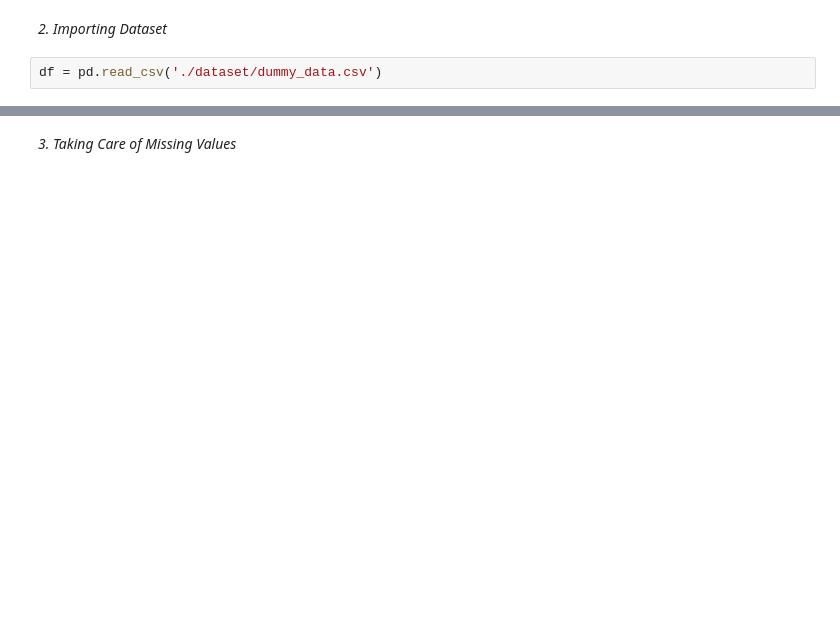
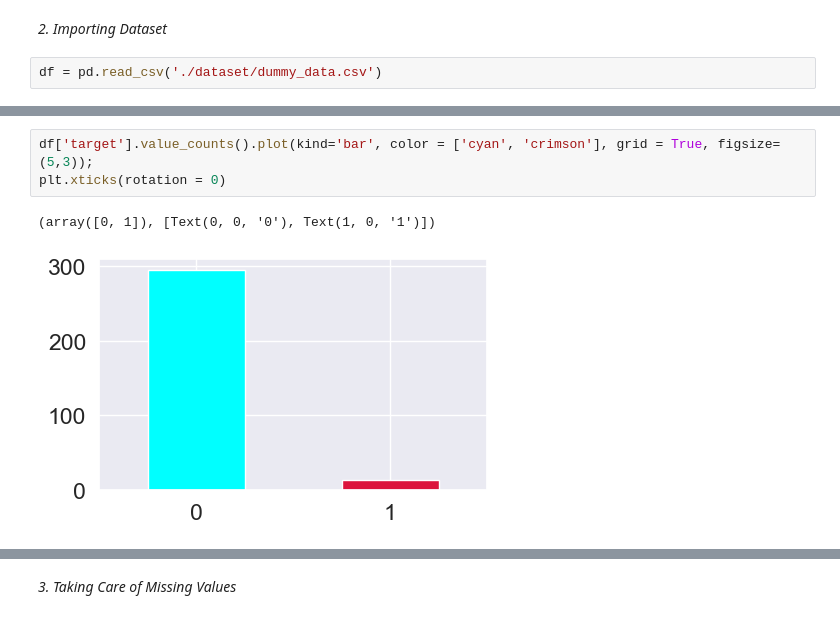
Before and after one commit to uuvedant4/medify, a Jupyter notebook: main.ipynb, the cells around one changed output, grey strips where cells are left out. Drawn from its saved outputs; the diff is of its cells as text; blank space fills up the shorter version.

```diff
--- a/main.ipynb
+++ b/main.ipynb
@@ -62,0 +78,6 @@ df.head(20)
+# %%
+df['target'].value_counts().plot(kind='bar', color = ['cyan', 'crimson'], grid = True, figsize=(5,3));
+plt.xticks(rotation = 0)
+# %% [output]
+(array([0, 1]), [Text(0, 0, '0'), Text(1, 0, '1')])
+[figure, added]
```
Also changed, not shown: parts of 76 cells of this notebook, 2 other files.
